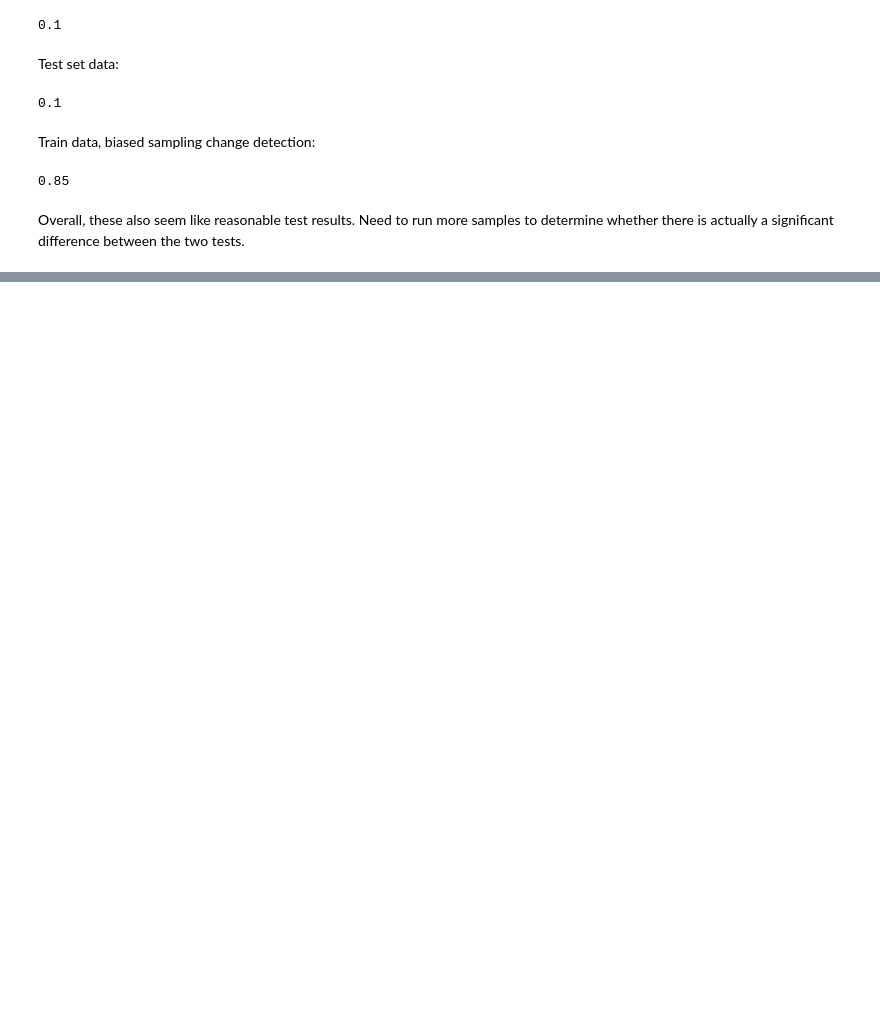
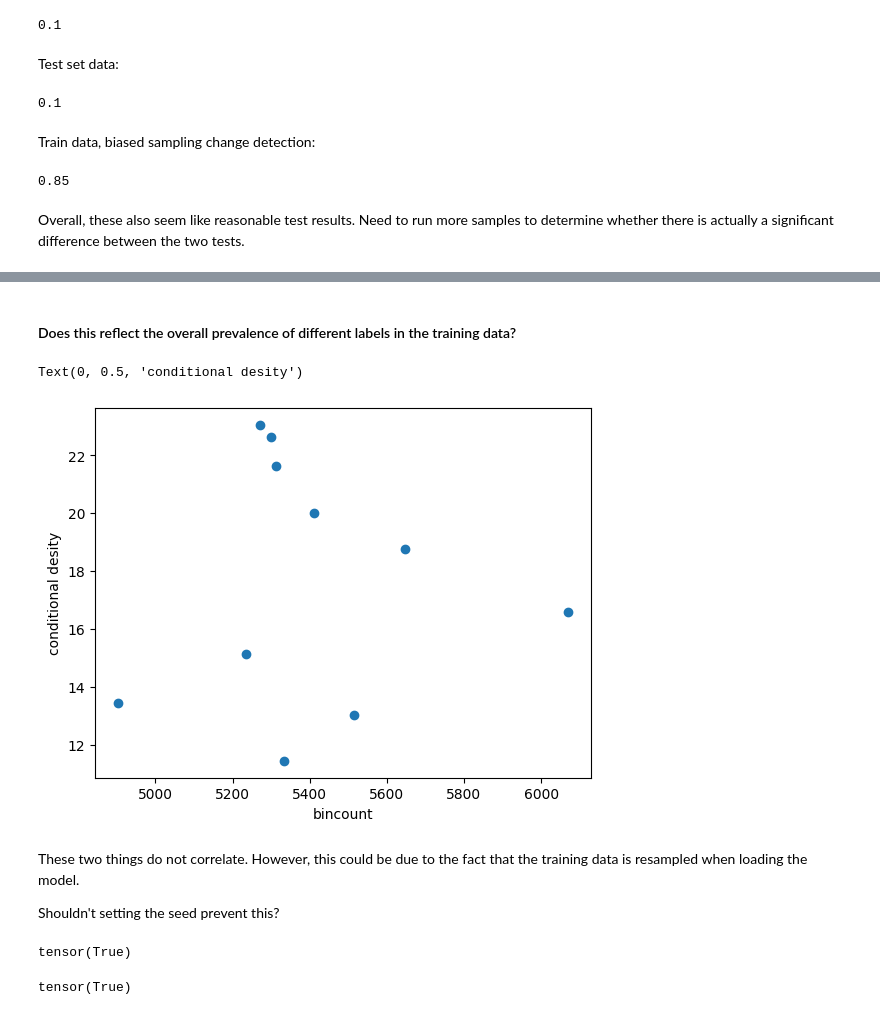
Before and after one commit to lrast/learnedExpFam, a Jupyter notebook: 1.0-high-dimension-dual.ipynb, the cells around one changed output, grey strips where cells are left out. Saved outputs shown, nothing was run; the diff lists cells and outputs as text; code cells hidden in the pictures; blank space fills up the shorter version.

Commit message:
Work in progress, Figures 1 and 2 complete. Writing and working on figure 3.

```diff
--- a/1.0-full-examples.ipynb
+++ b/1.0-high-dimension-dual.ipynb
@@ -761,4 +763,33 @@ Overall, these also seem like reasonable test results. Need to run more samples
 # %%
-ckpt = 'trainedParameters/MNIST_initial/step2_MNIST/validation-epoch=128-step=8062500.ckpt'
-conditional_mnist = ConditionalCGF.load_from_checkpoint(ckpt,
-                     dataset_to_model= mnist_model.internal_activity_dataset(mnist_model.data_train))
+from change_detection import RateFunctionTest, ScoreTest
+
+from cgf_network import CGF_ICNN, ConditionalCGF
+from models.simple_examples import Basic_MNIST
+
+from torchvision.datasets import MNIST
+from torchvision.transforms import ToTensor, Compose, Normalize
+from functools import partial
+
+classifier_ckpt = './learnedExpFam/4ttqob80/checkpoints/epoch=48-step=82712.ckpt'
+CGF_ckpt = 'trainedParameters/MNIST_initial/step1_MNIST/validation-epoch=310-step=2308242.ckpt'
+conditional_ckpt = 'trainedParameters/MNIST_initial/step2_MNIST/validation-epoch=128-step=8062500.ckpt'
+
+mnist_model = Basic_MNIST.load_from_checkpoint(classifier_ckpt)
+mnist_model.setup()
+mnist_model.fit_activity_transform(mnist_model.data_train)
+
+activity_dataset_train = mnist_model.internal_activity_dataset(mnist_model.data_train)
+
+
+mnist_test_data = MNIST('~/Datasets/', download=True, train=False,
+                        transform=Compose(
+                          [ToTensor(), Normalize(0., 1.),
+                           partial(torch.reshape, shape=(-1,))
+                           ])
+                       )
+activity_dataset_test = mnist_model.internal_activity_dataset(mnist_test_data)
+
+
+mnist_cgf = CGF_ICNN.load_from_checkpoint(CGF_ckpt, data_to_model=activity_dataset_train[:][0])
+conditional_mnist = ConditionalCGF.load_from_checkpoint(conditional_ckpt,
+                                                        dataset_to_model=activity_dataset_train)
@@ -785,0 +798,3 @@ outs2 = next(iter(DataLoader(activity_data, batch_size=len(activity_data))))
+# %%
+parameters = conditional_mnist.make_parameters(torch.arange(10))
+conditional_mnist.forward( parameters.to(conditional_mnist.device))
@@ -785,0 +812,15 @@ outs2 = next(iter(DataLoader(activity_data, batch_size=len(activity_data))))
+# %% [markdown]
+#### Does this reflect the overall prevalence of different labels in the training data?
+# %%
+plt.scatter(torch.bincount(conditional_mnist.targets),
+         conditional_mnist.forward( parameters.to(conditional_mnist.device)).squeeze().detach().cpu()
+        )
+plt.xlabel('bincount')
+plt.ylabel('conditional desity')
+# %% [output]
+Text(0, 0.5, 'conditional desity')
+[figure, added]
+# %% [markdown]
+These two things do not correlate. However, this could be due to the fact that the training data is resampled when loading the model.
+
+Shouldn't setting the seed prevent this?
@@ -785,0 +838,4 @@ outs2 = next(iter(DataLoader(activity_data, batch_size=len(activity_data))))
+# %%
+(tagets1 == targets2).all()
+# %% [output]
+tensor(True)
@@ -785,0 +845,4 @@ outs2 = next(iter(DataLoader(activity_data, batch_size=len(activity_data))))
+# %%
+(inputs1 == inputs2).all()
+# %% [output]
+tensor(True)
```
Also changed, not shown: parts of 38 cells of this notebook, 18 other files.
